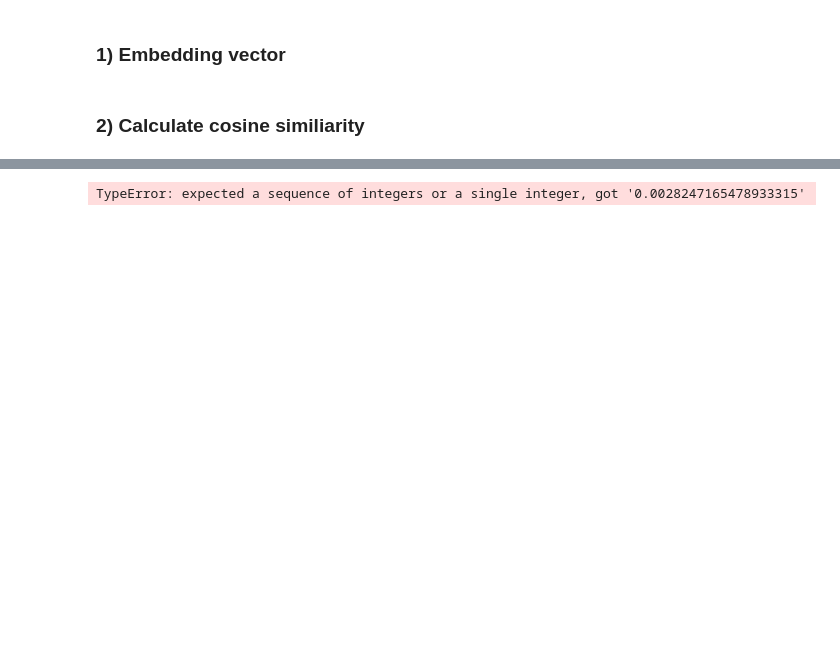
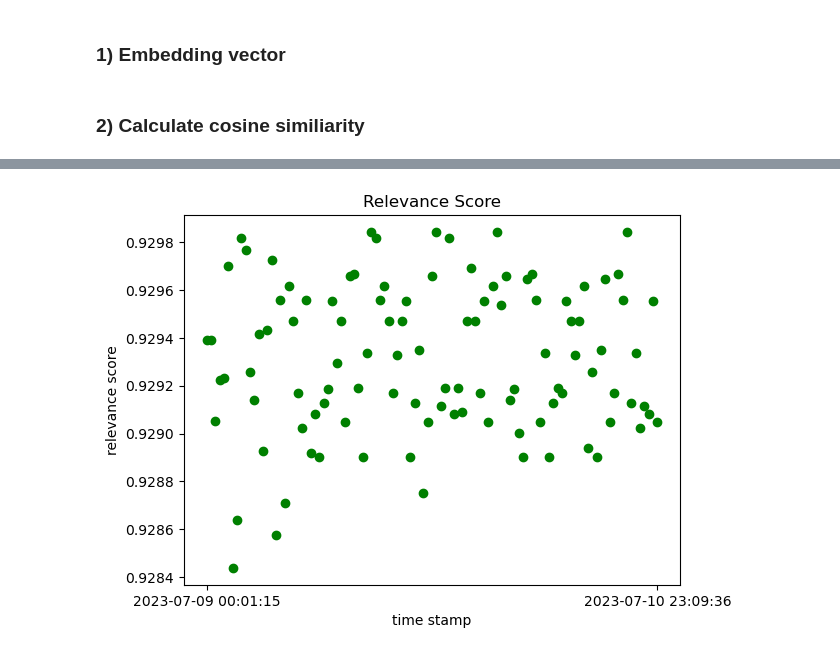
Before and after one commit to 272-burger/GenerativeAgent, a Jupyter notebook: OneAgent.ipynb, the cells around one changed output, grey strips where cells are left out. Drawn from its saved outputs; the diff is of its cells as text; code cells hidden in the pictures; blank space fills up the shorter version.

Commit message:
retrieval function

```diff
--- a/OneAgent.ipynb
+++ b/OneAgent.ipynb
@@ -335,5 +249,0 @@ tokenized_query = query.split()
-# %%
-# Train the Word2Vec model on the tokenized memories
-vocabs = list(tokenized_memories.values())
-vocabs.extend(tokenized_query)
-model = Word2Vec(vocabs, min_count=1)
@@ -392,21 +265,26 @@ for time_stamp in embedding_vectors:
-# %%
-# Calculate relevance for each memory
-relevance = {}
-
-for time_stamp in embedding_vectors:
-    memory_vector = embedding_vectors[time_stamp]
-
-    avg_memory = 0
-    avg_query = sum(embedding_query) / len(embedding_query)
-
-    for i in range(len(memory_vector)):
-        avg_memory += sum(memory_vector[i]) / len(memory_vector[i])
-
-
-    similarity = 1 - cosine(np.ndarray(avg_memory, shape=(1,)), avg_query)
-    relevance[time_stamp] = similarity
-
-
-relevance
-# %% [output]
-TypeError: expected a sequence of integers or a single integer, got '0.0028247165478933315'
+# %%
+# Function to calculate relevance using cosine similarity
+def calculate_relevance(query_memory, memory_objects):
+    # Generate embeddings for query memory
+    query_embedding = generate_embedding(query_memory)
+
+    scores = []
+    for memory in memory_objects:
+        # Generate embeddings for each memory object
+        memory_embedding = generate_embedding(memory)
+
+        # Calculate cosine similarity
+        similarity = cosine_similarity(query_embedding, memory_embedding)
+        score = similarity[0][0]  # Access the similarity value
+
+        scores.append(score)
+
+    return scores
+# %%
+relevance = {}
+
+for time_stamp in memory_stream:
+    if time_stamp != 'initial_memory':
+        memory = memory_stream[time_stamp]
+        calculation = calculate_relevance(query, memory)
+        relevance[time_stamp] = calculation
@@ -412,0 +298,14 @@ TypeError: expected a sequence of integers or a single integer, got '0.002824716
+# %%
+# with open('relevance_score.pickle', 'wb') as file:
+#     pickle.dump(average_relevance, file)
+
+with open('relevance_score.pickle', 'rb') as file:
+    relevance = pickle.load(file)
+# %%
+plt.scatter(relevance.keys(), relevance.values(), c='g')
+plt.xlabel('time stamp')
+plt.ylabel('relevance score')
+plt.title('Relevance Score')
+plt.gca().set_xticks([str(first_retrival_time), str(last_retrival_time)]);
+# %% [output]
+[figure, added]
```
Also changed, not shown: parts of 49 cells of this notebook, 2 other files.
